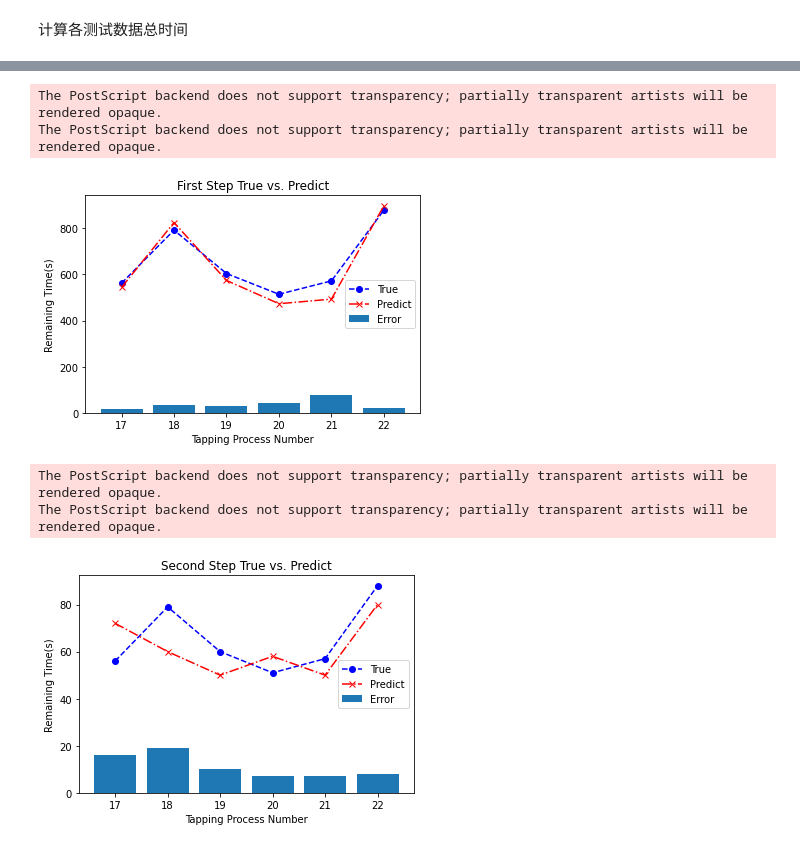
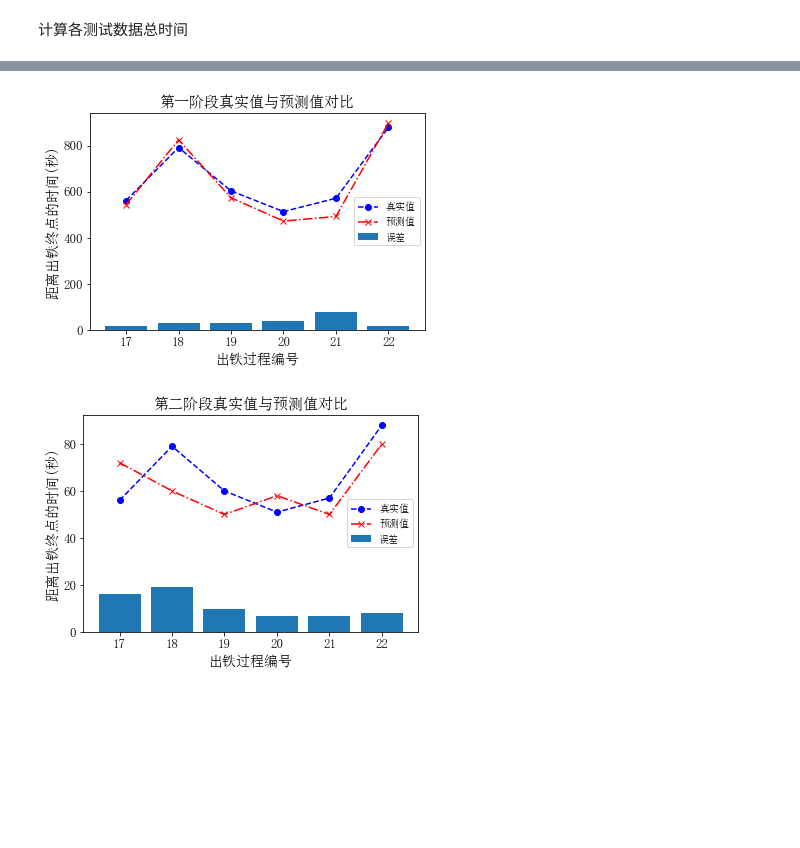
Before and after one commit to wtychn/DeepLearning, a Jupyter notebook: DBtest/draw.ipynb, the cells around one changed output, grey strips where cells are left out. Cells and saved outputs as stored; diff of their text form; code cells hidden in the pictures; blank space fills up the shorter version.

```diff
--- a/DBtest/draw.ipynb
+++ b/DBtest/draw.ipynb
@@ -83,8 +63,12 @@ plt.hist(o, bins=20, color='red', label='O2' , histtype='bar', alpha=1)
 plt.hist(air, bins=20, color='blue', label='Air' , histtype='bar', alpha=1)
 plt.hist(co, bins=20, color='g', label='CO' , histtype='bar', alpha=0.8)
 plt.hist(h, bins=20, color='y', label='H2' , histtype='bar', alpha=1)
+plt.title('离散化数据直方图', size=15)
+plt.xlabel('数据数值', size=14)
+plt.ylabel('数据个数', size=14)
+plt.tick_params(labelsize=13)
 plt.legend()
-save_path = os.path.join(save_dir, 'discretize.eps')
+save_path = os.path.join(save_dir, 'discretize.pdf')
 plt.savefig(save_path)
 plt.show()
 # %% [output]
@@ -244,43 +191,43 @@ The PostScript backend does not support transparency; partially transparent arti
 # %%
 first_step_true = [562,792,604,514,572,879]
 first_step_forecast = [544,825,574,473,493,898]
 first_error = [abs(first_step_forecast[i] - first_step_true[i]) for i in range(len(first_step_forecast))]
 
 second_step_true = [56, 79, 60, 51, 57, 88]
 second_step_forecast = [72, 60, 50, 58, 50, 80]
 second_error = [abs(second_step_forecast[i] - second_step_true[i]) for i in range(len(second_step_forecast))]
 
 x = range(6)
 x_real = ['17', '18', '19', '20', '21', '22']
 
-plt.plot(x, first_step_true, color='b', linestyle='--', marker='o', label='True')
-plt.plot(x, first_step_forecast, color='r', linestyle='-.', marker='x', label='Predict')
-plt.bar(x, first_error, label='Error')
-plt.title('First Step True vs. Predict')
-plt.ylabel('Remaining Time(s)')
-plt.xlabel('Tapping Process Number')
+plt.rcParams['font.sans-serif'] = ['SimSun']
+
+plt.plot(x, first_step_true, color='b', linestyle='--', marker='o', label='真实值')
+plt.plot(x, first_step_forecast, color='r', linestyle='-.', marker='x', label='预测值')
+plt.bar(x, first_error, label='误差')
+plt.title('第一阶段真实值与预测值对比', size=15)
+plt.ylabel('距离出铁终点的时间(秒)', size=14)
+plt.xlabel('出铁过程编号', size=14)
 plt.xticks(x, x_real)
 plt.legend(loc=5)
-save_path = os.path.join('E:/check_point/predict/analysis', 'first.eps')
-plt.savefig(save_path, format='eps')
+plt.tick_params(labelsize=13)
+save_path = os.path.join('E:/check_point/predict/analysis', 'first.pdf')
+plt.savefig(save_path)
 plt.show()
 
 
-plt.plot(x, second_step_true, color='b', linestyle='--', marker='o', label='True')
-plt.plot(x, second_step_forecast, color='r', linestyle='-.', marker='x', label='Predict')
-plt.bar(x, second_error, label='Error')
-plt.title('Second Step True vs. Predict')
-plt.ylabel('Remaining Time(s)')
-plt.xlabel('Tapping Process Number')
+plt.plot(x, second_step_true, color='b', linestyle='--', marker='o', label='真实值')
+plt.plot(x, second_step_forecast, color='r', linestyle='-.', marker='x', label='预测值')
+plt.bar(x, second_error, label='误差')
+plt.title(u'第二阶段真实值与预测值对比', size=15)
+plt.ylabel('距离出铁终点的时间(秒)', size=14)
+plt.xlabel('出铁过程编号', size=14)
 plt.xticks(x, x_real)
 plt.legend(loc=5)
-save_path = os.path.join('E:/check_point/predict/analysis', 'second.eps')
-plt.savefig(save_path, format='eps')
+plt.tick_params(labelsize=13)
+save_path = os.path.join('E:/check_point/predict/analysis', 'second.pdf')
+plt.savefig(save_path)
 plt.show()
 # %% [output]
-The PostScript backend does not support transparency; partially transparent artists will be rendered opaque.
-The PostScript backend does not support transparency; partially transparent artists will be rendered opaque.
-[figure, old version]
+[figure, new version]
-The PostScript backend does not support transparency; partially transparent artists will be rendered opaque.
-The PostScript backend does not support transparency; partially transparent artists will be rendered opaque.
-[figure, old version]
+[figure, new version]
```
Also changed, not shown: parts of 8 cells of this notebook.
